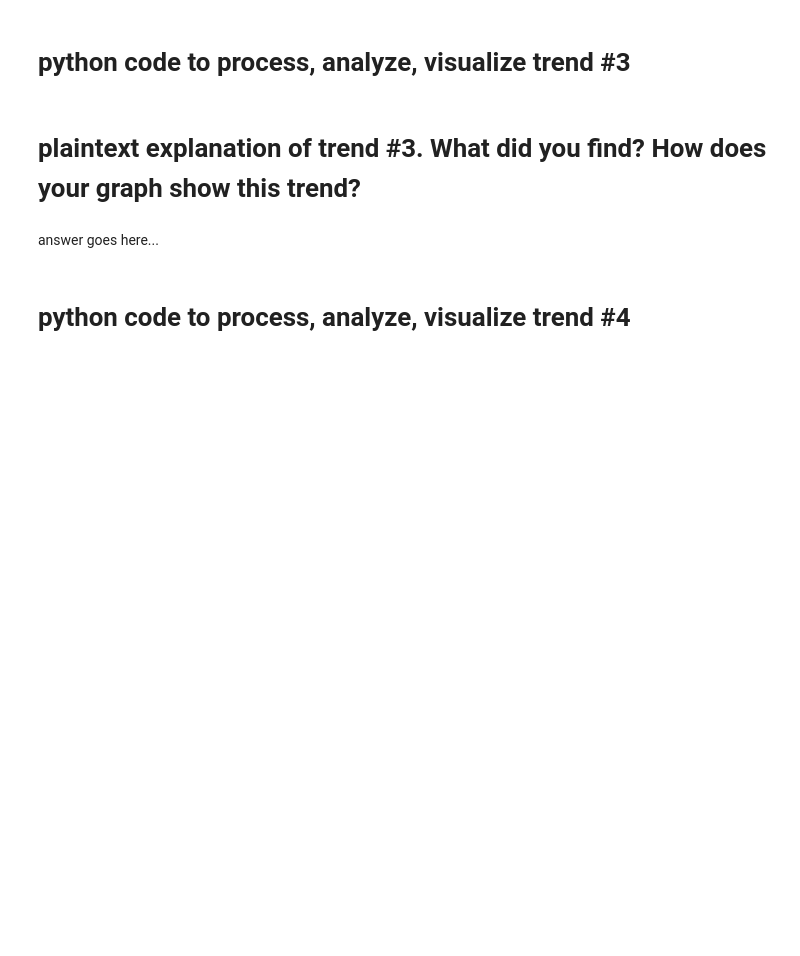
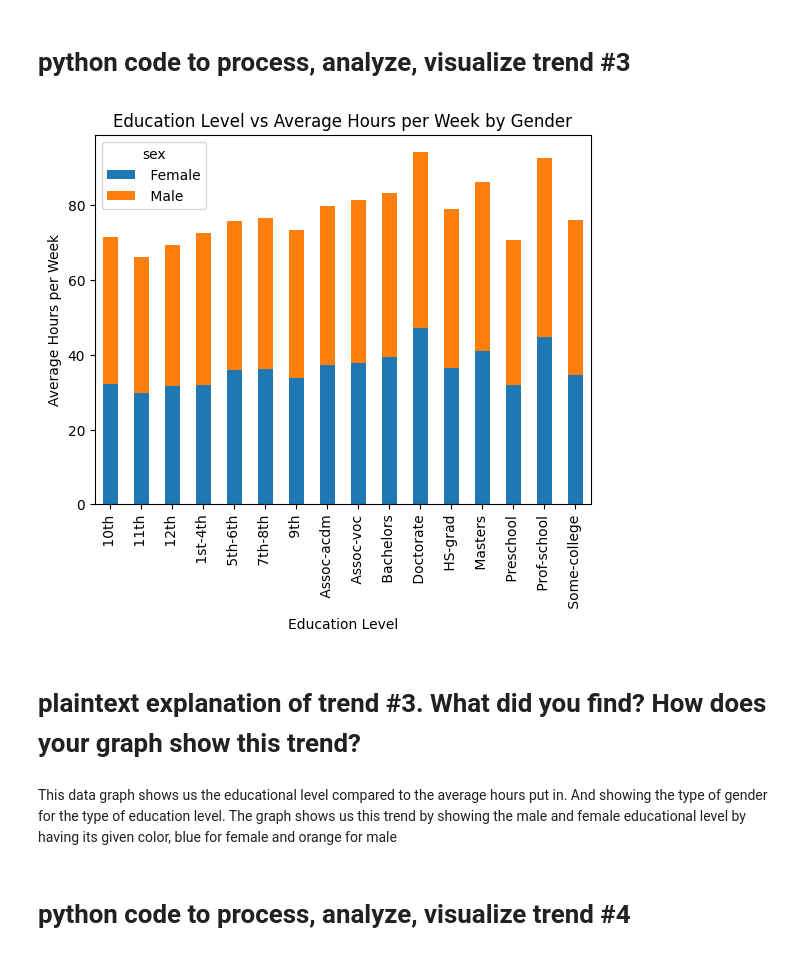
Before and after one commit to PatRakowicz/College-CS, a Jupyter notebook: CS-303/HW3/Homework_03-CensusDataViz.ipynb, the cells around one changed output. Cells and saved outputs as stored; diff of their text form; code cells hidden in the pictures; blank space fills up the shorter version.

```diff
--- a/CS-303/HW3/Homework_03-CensusDataViz.ipynb
+++ b/CS-303/HW3/Homework_03-CensusDataViz.ipynb
@@ -29,11 +63,18 @@ answer goes here...
 # %% [markdown]
 # python code to process, analyze, visualize trend #3
 # %%
-#python code...
+pivot_data = data.pivot_table(values='hours-per-week', index='education', columns='sex', aggfunc='mean')
+pivot_data.plot(kind='bar', stacked=True)
+plt.xlabel("Education Level")
+plt.ylabel("Average Hours per Week")
+plt.title("Education Level vs Average Hours per Week by Gender")
+plt.show()
+# %% [output]
+[figure, added]
 # %% [markdown]
 # plaintext explanation of trend #3. What did you find? How does your graph show this trend?
 # %% [markdown]
-answer goes here...
+This data graph shows us the educational level compared to the average hours put in. And showing the type of gender for the type of education level. The graph shows us this trend by showing the male and female educational level by having its given color, blue for female and orange for male
 # %% [markdown]
 # python code to process, analyze, visualize trend #4
 # %%
```
Also changed, not shown: parts of 11 cells of this notebook.
